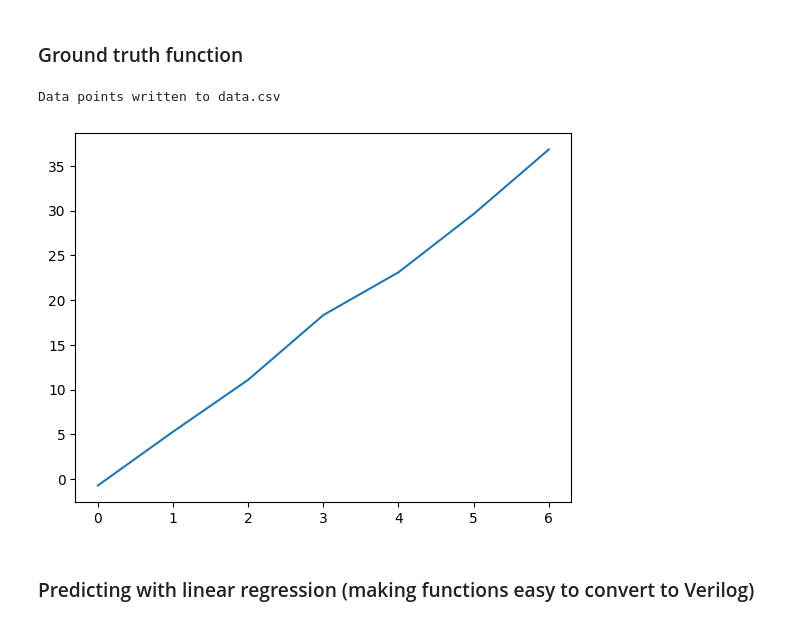
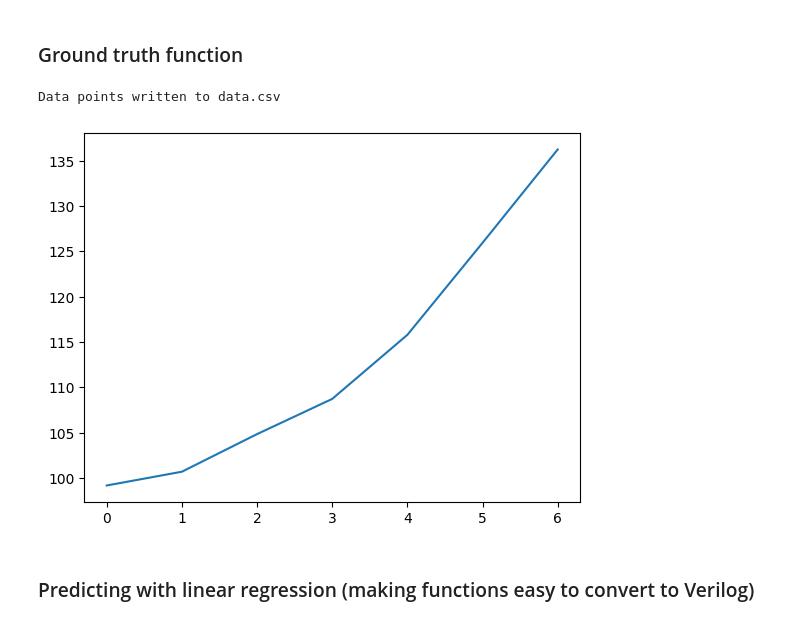
Before and after one commit to murrayinglis/YODA, a Jupyter notebook: gradient_descent.ipynb, the cells around one changed output. Cells and saved outputs as stored; diff of their text form; code cells hidden in the pictures.

```diff
--- a/gradient_descent.ipynb
+++ b/gradient_descent.ipynb
@@ -9,24 +9,24 @@ import subprocess
 # %%
 # Define the linear function
 def linear(x):
     noise = 2*np.random.rand()
-    return -1 + 6*x + noise
+    return -1 + x**2 + noise + 100
 
 # Generate points
 data_points = []
 for x in range(0,7):  # Generating points from 0 to 40
     y = linear(x)
     data_points.append(y)
 
 # Write points to CSV file
 np.savetxt('data.csv', data_points, fmt='%d', delimiter='\n')
 
 print("Data points written to data.csv")
 plt.plot(data_points)
 plt.show()
 # %% [output]
 Data points written to data.csv
-[figure, old version]
+[figure, new version]
 # %% [markdown]
 ### Predicting with linear regression (making functions easy to convert to Verilog)
 # %%
```
Also changed, not shown: parts of 11 cells of this notebook, 10 other files.
